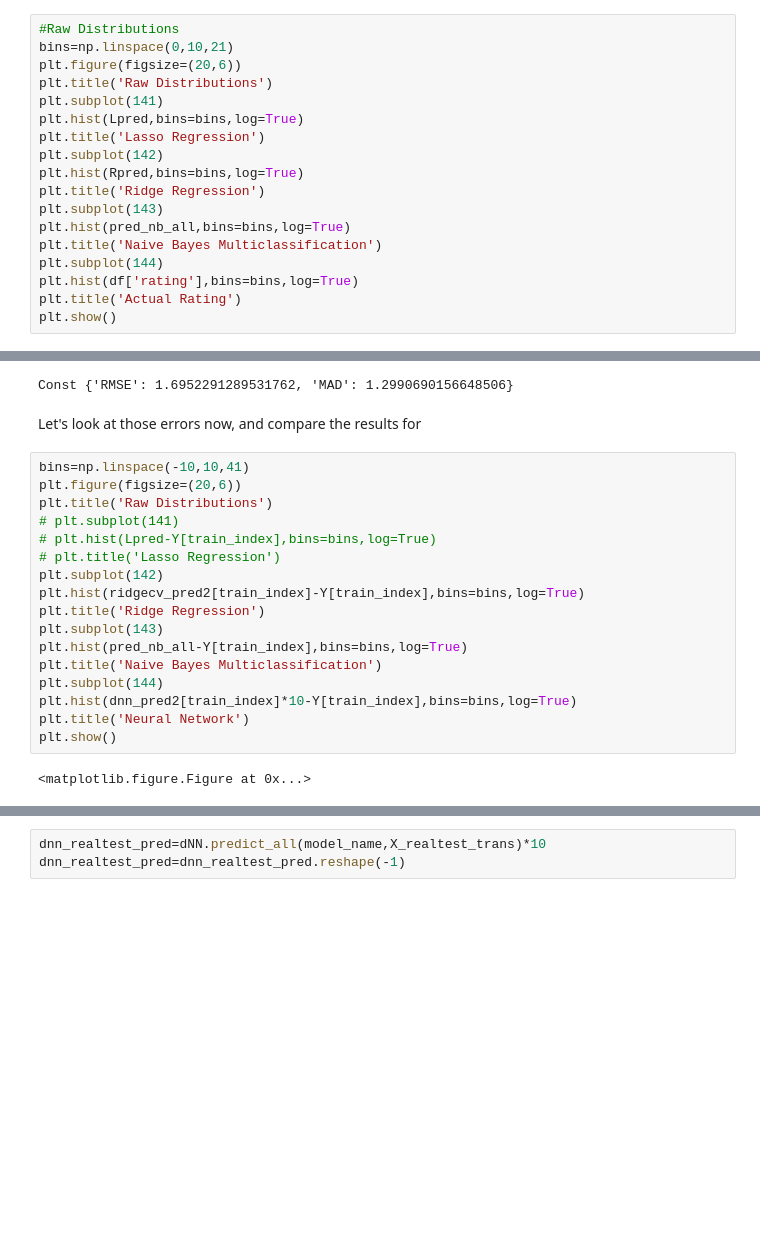
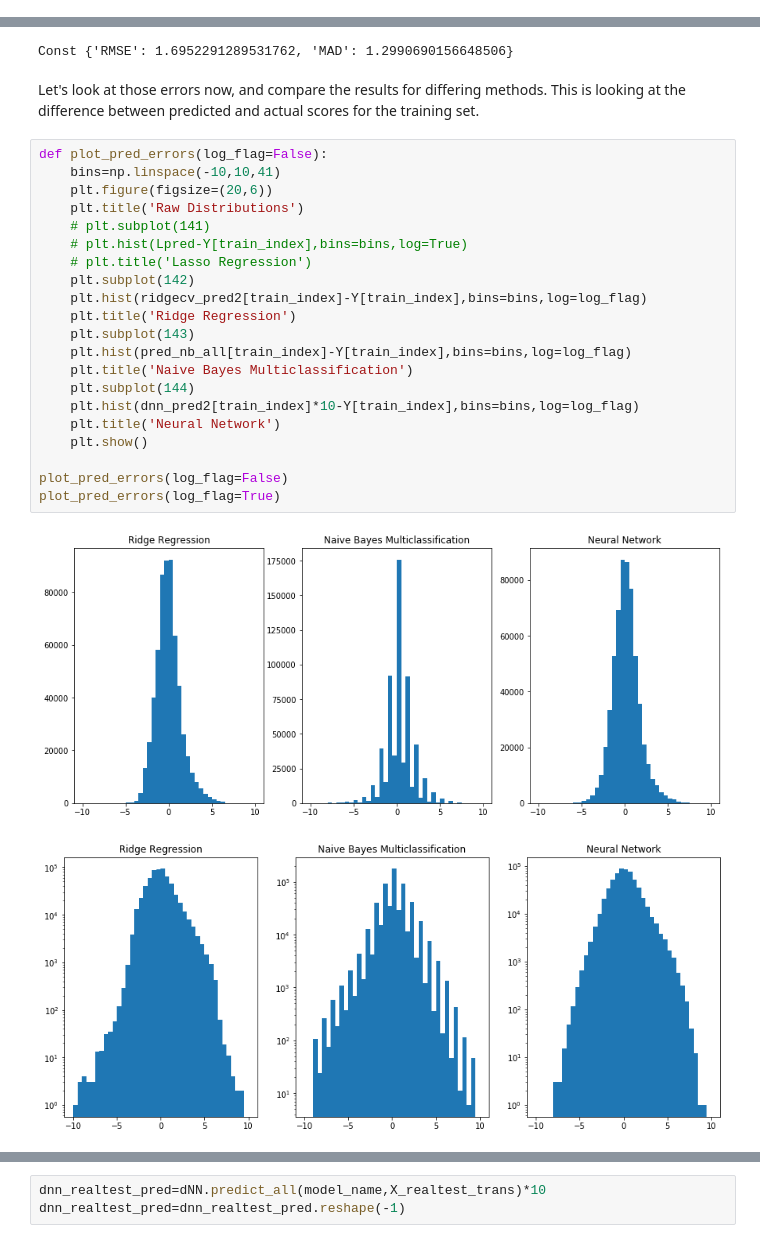
Before and after one commit to jmackrory/PDSG_rectext, a Jupyter notebook: init_explore.ipynb, the cells around one changed output, grey strips where cells are left out. Drawn from its saved outputs; the diff is of its cells as text; blank space fills up the shorter version.

```diff
--- a/init_explore.ipynb
+++ b/init_explore.ipynb
@@ -716,18 +715,0 @@ plt.show()
-# %%
-#Raw Distributions
-bins=np.linspace(0,10,21)
-plt.figure(figsize=(20,6))
-plt.title('Raw Distributions')
-plt.subplot(141)
-plt.hist(Lpred,bins=bins,log=True)
-plt.title('Lasso Regression')
-plt.subplot(142)
-plt.hist(Rpred,bins=bins,log=True)
-plt.title('Ridge Regression')
-plt.subplot(143)
-plt.hist(pred_nb_all,bins=bins,log=True)
-plt.title('Naive Bayes Multiclassification')
-plt.subplot(144)
-plt.hist(df['rating'],bins=bins,log=True)
-plt.title('Actual Rating')
-plt.show()
@@ -863,23 +838,29 @@ print('Const',errors(7.2,df_train['rating']))
 # %% [output]
 Const {'RMSE': 1.6952291289531762, 'MAD': 1.2990690156648506}
 # %% [markdown]
-Let's look at those errors now, and compare the results for
+Let's look at those errors now, and compare the results for differing methods.
+This is looking at the difference between predicted and actual scores for the training set.
 # %%
-bins=np.linspace(-10,10,41)
-plt.figure(figsize=(20,6))
-plt.title('Raw Distributions')
-# plt.subplot(141)
-# plt.hist(Lpred-Y[train_index],bins=bins,log=True)
-# plt.title('Lasso Regression')
-plt.subplot(142)
-plt.hist(ridgecv_pred2[train_index]-Y[train_index],bins=bins,log=True)
-plt.title('Ridge Regression')
-plt.subplot(143)
-plt.hist(pred_nb_all-Y[train_index],bins=bins,log=True)
-plt.title('Naive Bayes Multiclassification')
-plt.subplot(144)
-plt.hist(dnn_pred2[train_index]*10-Y[train_index],bins=bins,log=True)
-plt.title('Neural Network')
-plt.show()
+def plot_pred_errors(log_flag=False):
+    bins=np.linspace(-10,10,41)
+    plt.figure(figsize=(20,6))
+    plt.title('Raw Distributions')
+    # plt.subplot(141)
+    # plt.hist(Lpred-Y[train_index],bins=bins,log=True)
+    # plt.title('Lasso Regression')
+    plt.subplot(142)
+    plt.hist(ridgecv_pred2[train_index]-Y[train_index],bins=bins,log=log_flag)
+    plt.title('Ridge Regression')
+    plt.subplot(143)
+    plt.hist(pred_nb_all[train_index]-Y[train_index],bins=bins,log=log_flag)
+    plt.title('Naive Bayes Multiclassification')
+    plt.subplot(144)
+    plt.hist(dnn_pred2[train_index]*10-Y[train_index],bins=bins,log=log_flag)
+    plt.title('Neural Network')
+    plt.show()
+
+plot_pred_errors(log_flag=False)
+plot_pred_errors(log_flag=True)
 # %% [output]
-<matplotlib.figure.Figure at 0x...>
+[figure, added]
+[figure, added]
```
Also changed, not shown: parts of 56 cells of this notebook.
